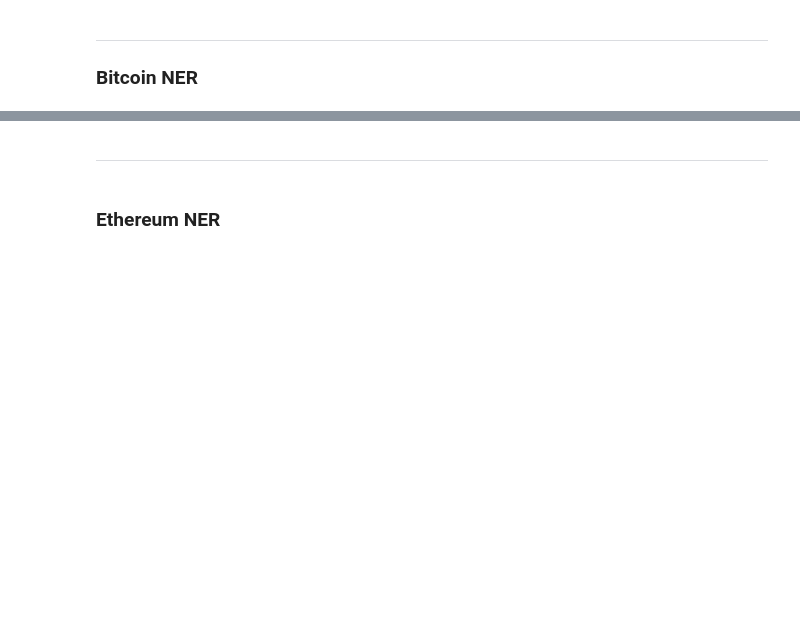
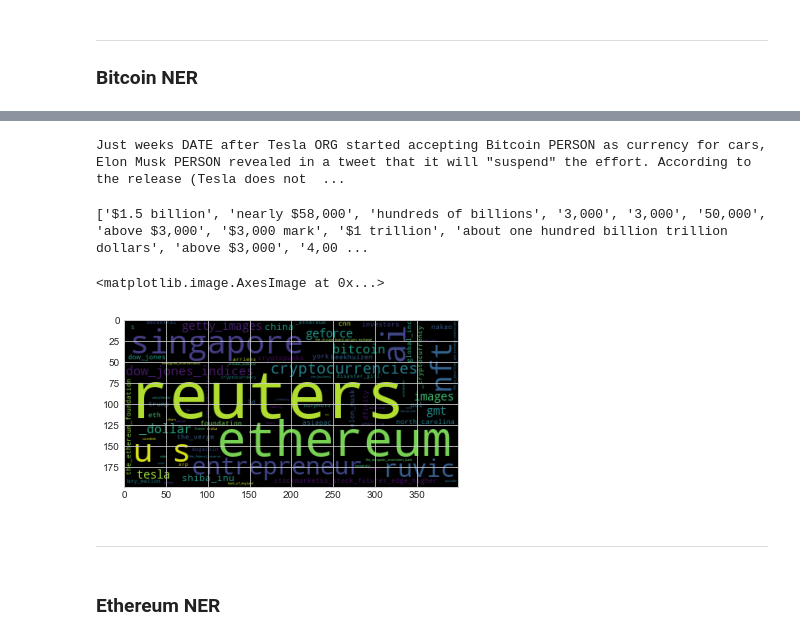
Before and after one commit to jcarlosusa/NLP_Homework, a Jupyter notebook: crypto_sentiment.ipynb, the cells around one changed output, grey strips where cells are left out. Saved outputs shown, nothing was run; the diff lists cells and outputs as text; code cells hidden in the pictures; blank space fills up the shorter version.

```diff
--- a/crypto_sentiment.ipynb
+++ b/crypto_sentiment.ipynb
@@ -461,0 +495,4 @@ nlp = spacy.load('en_core_web_sm')
+# %%
+#Drop all columns in Dataframe
+btc_text=bitcoin_df.drop(['date', 'compound','positive','negative','neutral'], axis=1)
+btc_text
@@ -462,9 +513,12 @@ nlp = spacy.load('en_core_web_sm')
 # %%
 # Run the NER processor on all of the text
-# YOUR CODE HERE!
+btc_list = btc_text["text"].tolist()
+article=",".join(btc_list)
 
 # Add a title to the document
-# YOUR CODE HERE!
+doc = nlp(article)
 # %%
 # Render the visualization
-# YOUR CODE HERE!
+displacy.render(doc, style='ent')
+# %% [output]
+Just weeks DATE after Tesla ORG started accepting Bitcoin PERSON as currency for cars, Elon Musk PERSON revealed in a tweet that it will "suspend" the effort. According to the release (Tesla does not  ...
@@ -474,3 +525,18 @@ nlp = spacy.load('en_core_web_sm')
+# %%
+# List all Entities
+entities = [ent.text for ent in doc.ents if ent.label_ in ['MONEY', 'PERSON']]
+print([ent.text for ent in doc.ents if ent.label_ == 'MONEY'])
+# %% [output]
+['$1.5 billion', 'nearly $58,000', 'hundreds of billions', '3,000', '3,000', '50,000', 'above $3,000', '$3,000 mark', '$1 trillion', 'about one hundred billion trillion dollars', 'above $3,000', '4,00 ...
+# %%
+# lower and join each entity for word cloud creation
+entities = [i.lower().replace(' ', '_') for i in entities]
+# Generate wordcloud
+wc = WordCloud().generate(' '.join(entities))
+plt.imshow(wc)
+# %% [output]
+<matplotlib.image.AxesImage at 0x...>
+[figure, added]
 # %% [markdown]
 ---
 # %% [markdown]
```
Also changed, not shown: parts of 17 cells of this notebook.
